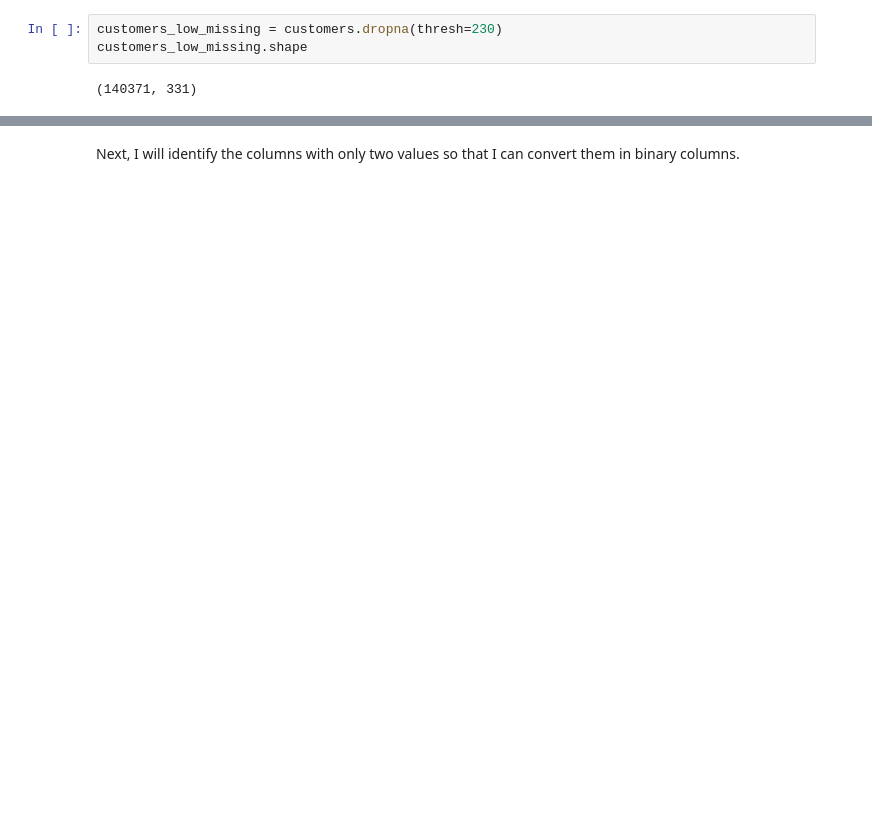
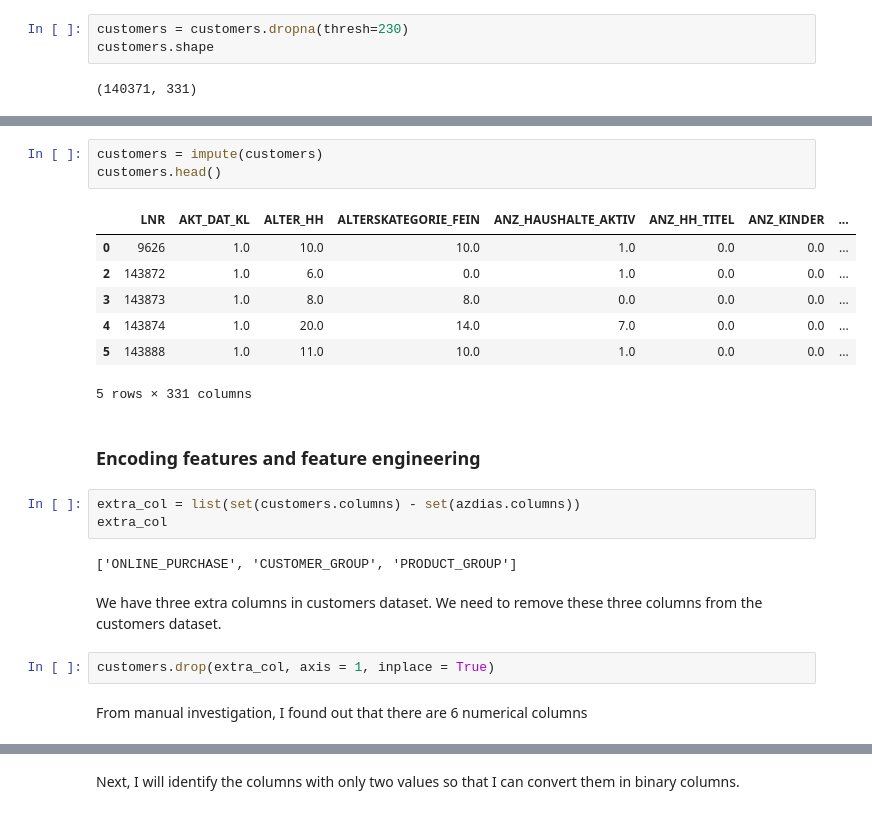
Before and after one commit to MridulGangwar/Arvato-Customer-Identification, a Jupyter notebook: Arvato Project Workbook.ipynb, the cells around one changed output, grey strips where cells are left out. Drawn from its saved outputs; the diff is of its cells as text; blank space fills up the shorter version.

```diff
--- a/Arvato Project Workbook.ipynb
+++ b/Arvato Project Workbook.ipynb
@@ -363,7 +382,7 @@ plt.ylabel('# Rows');
 # %% [output]
 [figure]
 # %%
-customers_low_missing = customers.dropna(thresh=230)
-customers_low_missing.shape
+customers = customers.dropna(thresh=230)
+customers.shape
 # %% [output]
 (140371, 331)
@@ -373,0 +417,24 @@ customers_low_missing.shape
+# %%
+customers = impute(customers)
+customers.head()
+# %% [output]
+|  | LNR | AKT_DAT_KL | ALTER_HH | ALTERSKATEGORIE_FEIN | ANZ_HAUSHALTE_AKTIV | ANZ_HH_TITEL | ANZ_KINDER | ... |
+| 0 | 9626 | 1.0 | 10.0 | 10.0 | 1.0 | 0.0 | 0.0 | ... |
+| 2 | 143872 | 1.0 | 6.0 | 0.0 | 1.0 | 0.0 | 0.0 | ... |
+| 3 | 143873 | 1.0 | 8.0 | 8.0 | 0.0 | 0.0 | 0.0 | ... |
+| 4 | 143874 | 1.0 | 20.0 | 14.0 | 7.0 | 0.0 | 0.0 | ... |
+| 5 | 143888 | 1.0 | 11.0 | 10.0 | 1.0 | 0.0 | 0.0 | ... |
+5 rows × 331 columns
+# %% [markdown]
+### Encoding features and feature engineering
+# %%
+extra_col = list(set(customers.columns) - set(azdias.columns))
+extra_col
+# %% [output]
+['ONLINE_PURCHASE', 'CUSTOMER_GROUP', 'PRODUCT_GROUP']
+# %% [markdown]
+We have three extra columns in customers dataset. We need to remove these three columns from the customers dataset.
+# %%
+customers.drop(extra_col, axis = 1, inplace = True)
+# %% [markdown]
+From manual investigation, I found out that there are 6 numerical columns
```
Also changed, not shown: parts of 29 cells of this notebook.
